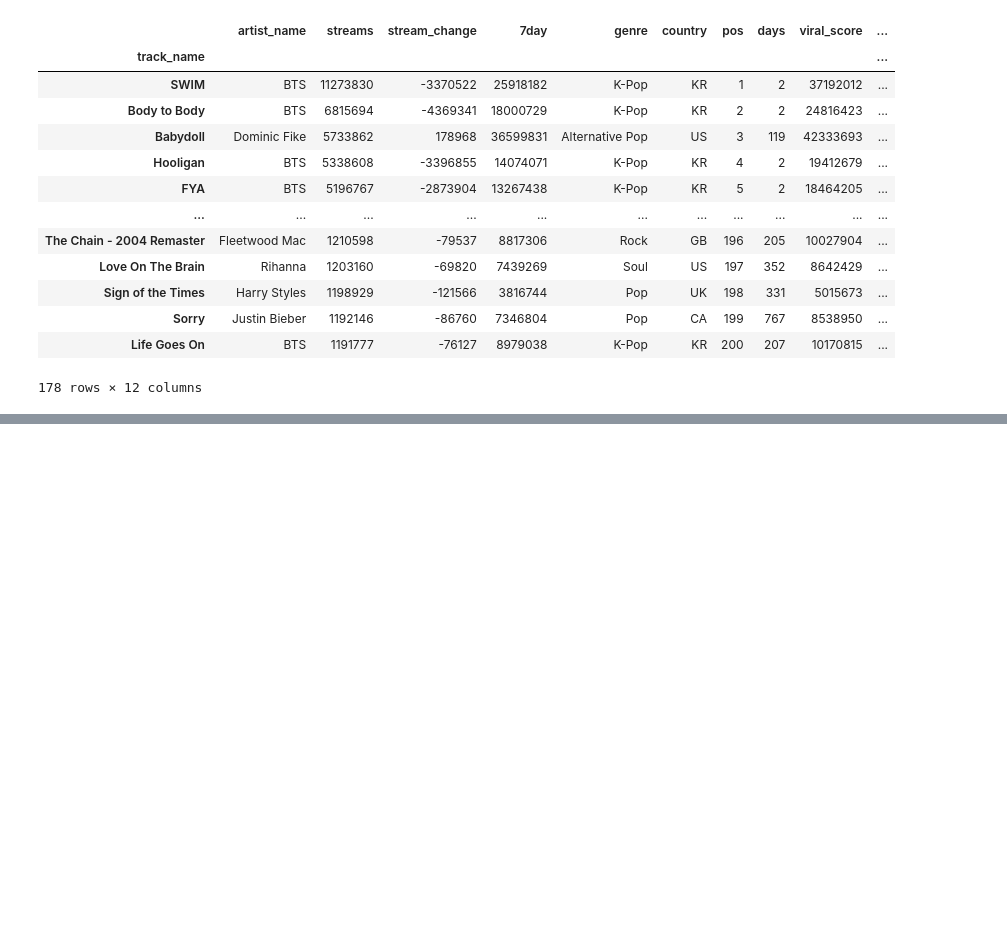
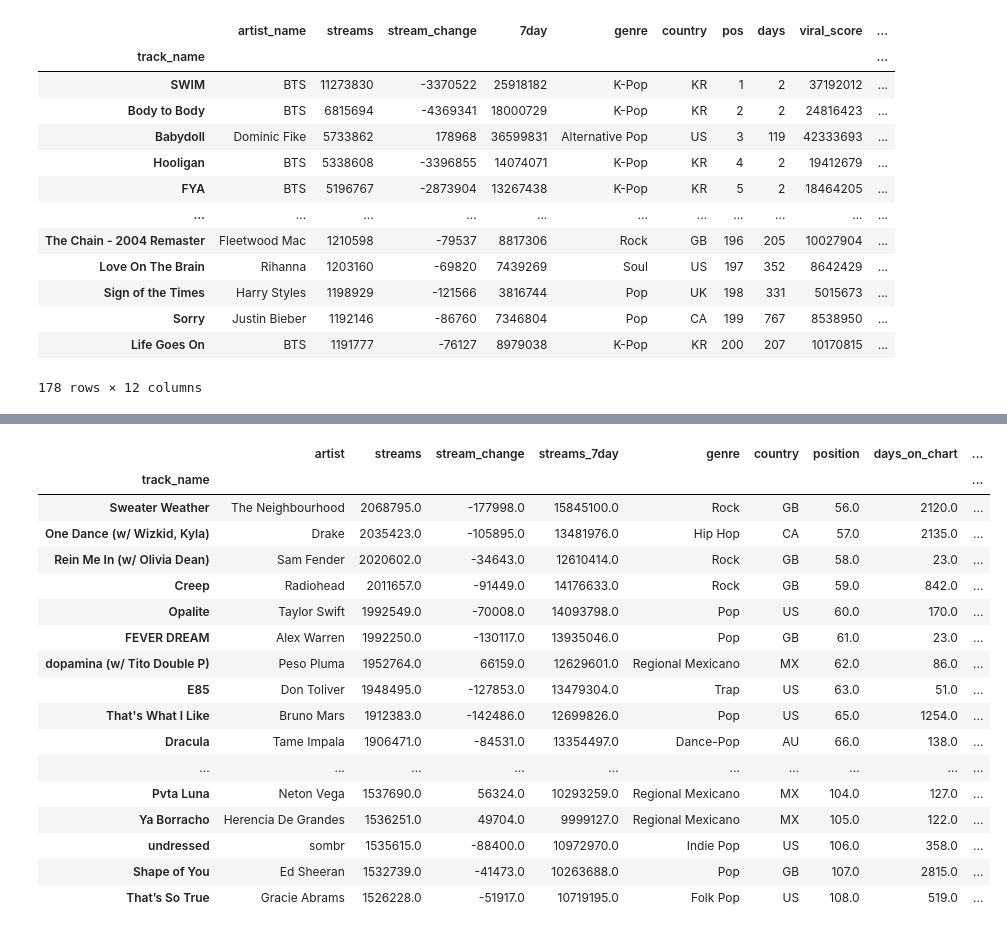
Before and after one commit to olegbyte-del/data_cleaning_spotify_global_trends, a Jupyter notebook: spotify_global_trends_data_cleaning.ipynb, the cells around one changed output, grey strips where cells are left out. Saved outputs shown, nothing was run; the diff lists cells and outputs as text; code cells hidden in the pictures; blank space fills up the shorter version.

```diff
--- a/spotify_global_trends_data_cleaning.ipynb
+++ b/spotify_global_trends_data_cleaning.ipynb
@@ -108,0 +142,38 @@ spotify_dtb_df
+# %%
+spotify_dtb_df[51:101]
+spotify_dtb_df.loc[spotify_dtb_df['country'] == 'England', 'country'] = 'UK'
+
+mexico_cities = ['Culiacán', 'Monterrey']
+spotify_dtb_df.loc[spotify_dtb_df['country'].isin(mexico_cities), 'country'] = 'MX'
+spotify_dtb_df.loc['E85', 'genre'] = 'Trap'
+
+great_britain = ['UK', 'England']
+spotify_dtb_df.loc[spotify_dtb_df['country'].isin(great_britain), 'country'] = "GB"
+
+spotify_dtb_df.loc['FEVER DREAM', 'genre'] = "Pop"
+spotify_dtb_df.loc['Gabriela', 'genre'] = "Pop"
+spotify_dtb_df.loc['La Plena - W Sound 05 (w/ Beéle, Ovy On The Drums)', 'genre'] = "Reggaeton"
+spotify_dtb_df.loc['Marlboro Rojo', 'genre'] = 'Regional Mexican'
+spotify_dtb_df.loc['Alex Warren', 'genre'] = 'Pop'
+spotify_dtb_df.loc['The Visitor', 'artist'] = 'Sienna Spiro'
+spotify_dtb_df.loc['Si Antes Te Hubiera Conocido', 'artist'] = 'Karol G'
+spotify_dtb_df[51:101]
+# %% [output]
+|  | artist | streams | stream_change | streams_7day | genre | country | position | days_on_chart | ... |
+| track_name |  |  |  |  |  |  |  |  | ... |
+| Sweater Weather | The Neighbourhood | 2068795.0 | -177998.0 | 15845100.0 | Rock | GB | 56.0 | 2120.0 | ... |
+| One Dance (w/ Wizkid, Kyla) | Drake | 2035423.0 | -105895.0 | 13481976.0 | Hip Hop | CA | 57.0 | 2135.0 | ... |
+| Rein Me In (w/ Olivia Dean) | Sam Fender | 2020602.0 | -34643.0 | 12610414.0 | Rock | GB | 58.0 | 23.0 | ... |
+| Creep | Radiohead | 2011657.0 | -91449.0 | 14176633.0 | Rock | GB | 59.0 | 842.0 | ... |
+| Opalite | Taylor Swift | 1992549.0 | -70008.0 | 14093798.0 | Pop | US | 60.0 | 170.0 | ... |
+| FEVER DREAM | Alex Warren | 1992250.0 | -130117.0 | 13935046.0 | Pop | GB | 61.0 | 23.0 | ... |
+| dopamina (w/ Tito Double P) | Peso Pluma | 1952764.0 | 66159.0 | 12629601.0 | Regional Mexicano | MX | 62.0 | 86.0 | ... |
+| E85 | Don Toliver | 1948495.0 | -127853.0 | 13479304.0 | Trap | US | 63.0 | 51.0 | ... |
+| That's What I Like | Bruno Mars | 1912383.0 | -142486.0 | 12699826.0 | Pop | US | 65.0 | 1254.0 | ... |
+| Dracula | Tame Impala | 1906471.0 | -84531.0 | 13354497.0 | Dance-Pop | AU | 66.0 | 138.0 | ... |
+| ... | ... | ... | ... | ... | ... | ... | ... | ... | ... |
+| Pvta Luna | Neton Vega | 1537690.0 | 56324.0 | 10293259.0 | Regional Mexicano | MX | 104.0 | 127.0 | ... |
+| Ya Borracho | Herencia De Grandes | 1536251.0 | 49704.0 | 9999127.0 | Regional Mexicano | MX | 105.0 | 122.0 | ... |
+| undressed | sombr | 1535615.0 | -88400.0 | 10972970.0 | Indie Pop | US | 106.0 | 358.0 | ... |
+| Shape of You | Ed Sheeran | 1532739.0 | -41473.0 | 10263688.0 | Pop | GB | 107.0 | 2815.0 | ... |
+| That’s So True | Gracie Abrams | 1526228.0 | -51917.0 | 10719195.0 | Folk Pop | US | 108.0 | 519.0 | ... |
```
Also changed, not shown: parts of 5 cells of this notebook, 1 other file.
